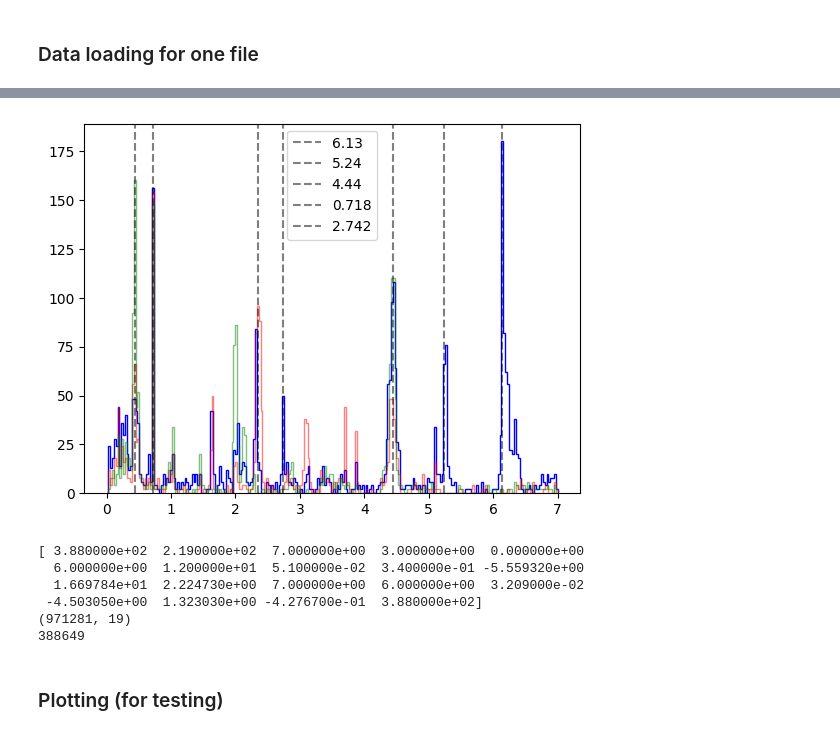
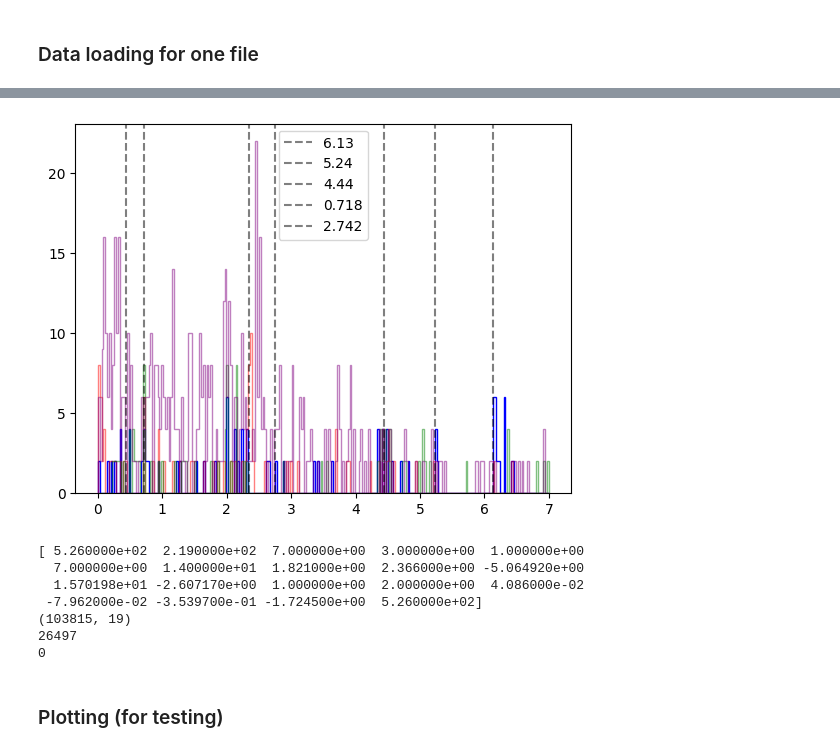
Before and after one commit to Bioproton/MedicalPhysicsScripts, a Jupyter notebook: NOVO/Spectroscopy/Data/test_data_loading.ipynb, the cells around one changed output, grey strips where cells are left out. Saved outputs shown, nothing was run; the diff lists cells and outputs as text; code cells hidden in the pictures.

Commit message:
saved test_data_loading

```diff
--- a/NOVO/Spectroscopy/Data/test_data_loading.ipynb
+++ b/NOVO/Spectroscopy/Data/test_data_loading.ipynb
@@ -10,12 +10,14 @@ from Create_KDE import create_KDE
 # %% [markdown]
 ### Data loading for one file
 # %%
-data_path = r"D:\hypoxia\compositions_1mrd_8stk\composition_8\scintillator_interactions"
+data_path = r"\\klient.uib.no\felles\LAB-IT\IFT\Medisinskfysikk\Anna\Hypoxia_study\Trasfer_simulations_vOctober26_3_element_phantom\composition_19\scintillator_interactions"
+#r"D:\hypoxia\6_element_phantom_only_density_change\composition_8\scintillator_interactions"
+#r"D:\hypoxia\compositions_1mrd_8stk\composition_8\scintillator_interactions"
 #r"D:\hypoxia\6_element_phantom_only_density_change\composition_0\scintillator_interactions"
 #r"D:\hypoxia\compositions_1mrd_8stk\composition_8\scintillator_interactions"
 #r"D:\Study_spectroscopy\HNC_simulations\sim_3_5\scintillator_interactions"
 
-file =DetectionDataStorage(folder_path = data_path, primaries_per_spawn = 8333333, max_files = 120)
+file =DetectionDataStorage(folder_path = data_path, primaries_per_spawn = 833333, max_files = 120)
 #DetectionDataStorage(folder_path = data_path, primaries_per_spawn = 5e6, max_files = 100)
 
 file.load_data(number_of_parameters_20=False)
@@ -28,0 +31,15 @@ D:/hypoxia/compositions_1mrd_8stk/composition_8/gamma_hits.txt successfully crea
+# %%
+
+folder_path = r"\\klient.uib.no\felles\LAB-IT\IFT\Medisinskfysikk\Anna\Hypoxia_study\Trasfer_simulations_vOctober26_3_element_phantom\100_mill_original"
+files = os.listdir(folder_path)
+m = 11+104+3
+for file in files[11+104+3:]:
+    m+=1
+    print(m, file)
+
+    data_path = folder_path + "/" + file +"/" + "scintillator_interactions"
+    file =DetectionDataStorage(folder_path = data_path, primaries_per_spawn = 833333, max_files = 120)
+    #DetectionDataStorage(folder_path = data_path, primaries_per_spawn = 5e6, max_files = 100)
+
+    file.load_data(number_of_parameters_20=False)
+    file.filter_hits(write_hits_to_file = True)
@@ -37,6 +72,9 @@ etrack_O16 = []
 
 Tki_N14 = []
 etrack_N14 = []
+
+Tki_Ca40 = []
+etrack_Ca40 = []
 
 for file in files[:1]:
     with open(data_path + "/" + file, "r") as f:
@@ -58,6 +96,10 @@ for file in files[:1]:
             if Z == 7 and A == 14 and LLOUSE == 1:
                 Tki_N14.append(float(elements[7]))
                 etrack_N14.append(float(elements[8]))
+
+            if Z == 20 and A == 40 and LLOUSE == 1:
+                Tki_Ca40.append(float(elements[7]))
+                etrack_Ca40.append(float(elements[8]))
 # %%
 
 
@@ -65,34 +107,35 @@ bins = np.linspace(0, 7, 250)
 '''
 plt.figure()
 plt.hist(1000*np.array(etrack_C12), bins = bins)
 plt.show()
 
 plt.figure()
 plt.hist(1000*np.array(etrack_O16), bins = bins)
 plt.show()
 
 plt.figure()
 plt.hist(1000*np.array(etrack_N14), bins = bins)
 plt.show()'''
 
 plt.figure()
 plt.hist(1000*np.array(etrack_O16), histtype="step", bins = bins, color = "blue")
 plt.hist(1000*np.array(etrack_N14), histtype="step", bins = bins, color = "red", alpha = 0.5)
 plt.hist(1000*np.array(etrack_C12), histtype="step", bins = bins, color = "green", alpha = 0.5)
+plt.hist(1000*np.array(etrack_Ca40), histtype="step", bins = bins, color = "purple", alpha = 0.5)
 
 plt.axvline(x = 6.13, color = "black", linestyle = "--", alpha = 0.5, label = "6.13")
 plt.axvline(x = 5.24, color = "black", linestyle = "--", alpha = 0.5, label = "5.24")
 plt.axvline(x = 4.44, color = "black", linestyle = "--", alpha = 0.5, label = "4.44")
 plt.axvline(x = 0.718, color = "black", linestyle = "--", alpha = 0.5, label = "0.718")
 plt.axvline(x = 2.742, color = "black", linestyle = "--", alpha = 0.5, label = "2.742")
 plt.axvline(x = 0.44, color = "black", linestyle = "--", alpha = 0.5)
 plt.axvline(x = 2.35, color = "black", linestyle = "--", alpha = 0.5)
 
 plt.legend()
 
 plt.show()
 # %% [output]
-[figure, old version]
+[figure, new version]
 # %%
 file.filter_hits(write_hits_to_file = True)
 # %%
@@ -136,6 +181,7 @@ A_array = hit_array[:,6]
 energy_dep_O16 = []
 energy_dep_N14 = []
 energy_dep_C12 = []
+energy_dep_Ca40 = []
 
 for i in range(len(energy_dep)):
     if Z_array[i] == 8.0 and A_array[i] == 16.0:
@@ -144,17 +190,21 @@ for i in range(len(energy_dep)):
         energy_dep_N14.append(energy_dep[i])
     if Z_array[i] == 6.0 and A_array[i] == 12.0:
         energy_dep_C12.append(energy_dep[i])
+    if Z_array[i] == 20.0 and A_array[i] == 40.0:
+        energy_dep_Ca40.append(energy_dep[i])
 
 print(hit_array[0])
 print(hit_array.shape)
 print(len(energy_dep_O16))
+print(len(energy_dep_Ca40))
 # %% [output]
-[ 3.880000e+02  2.190000e+02  7.000000e+00  3.000000e+00  0.000000e+00
-  6.000000e+00  1.200000e+01  5.100000e-02  3.400000e-01 -5.559320e+00
-  1.669784e+01  2.224730e+00  7.000000e+00  6.000000e+00  3.209000e-02
- -4.503050e+00  1.323030e+00 -4.276700e-01  3.880000e+02]
-(971281, 19)
-388649
+[ 5.260000e+02  2.190000e+02  7.000000e+00  3.000000e+00  1.000000e+00
+  7.000000e+00  1.400000e+01  1.821000e+00  2.366000e+00 -5.064920e+00
+  1.570198e+01 -2.607170e+00  1.000000e+00  2.000000e+00  4.086000e-02
+ -7.962000e-02 -3.539700e-01 -1.724500e+00  5.260000e+02]
+(103815, 19)
+26497
+0
 # %% [markdown]
 ### Plotting (for testing)
 # %%
```
Also changed, not shown: parts of 4 cells of this notebook.
